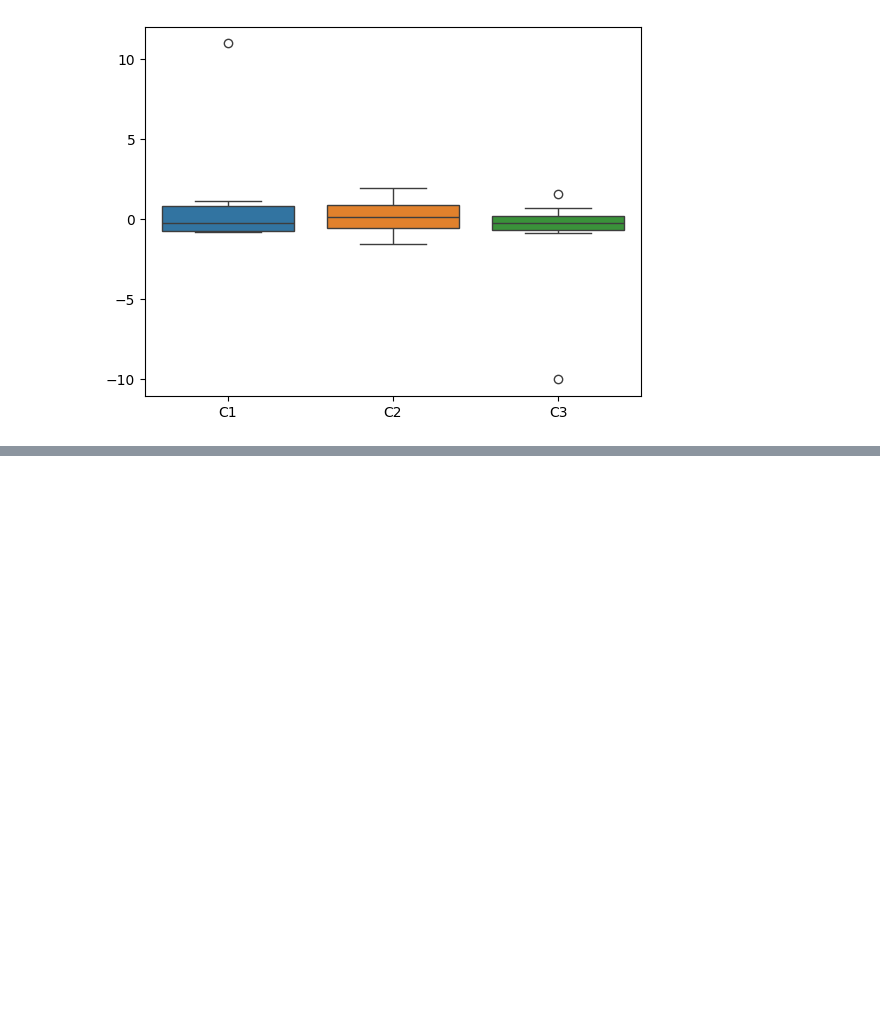
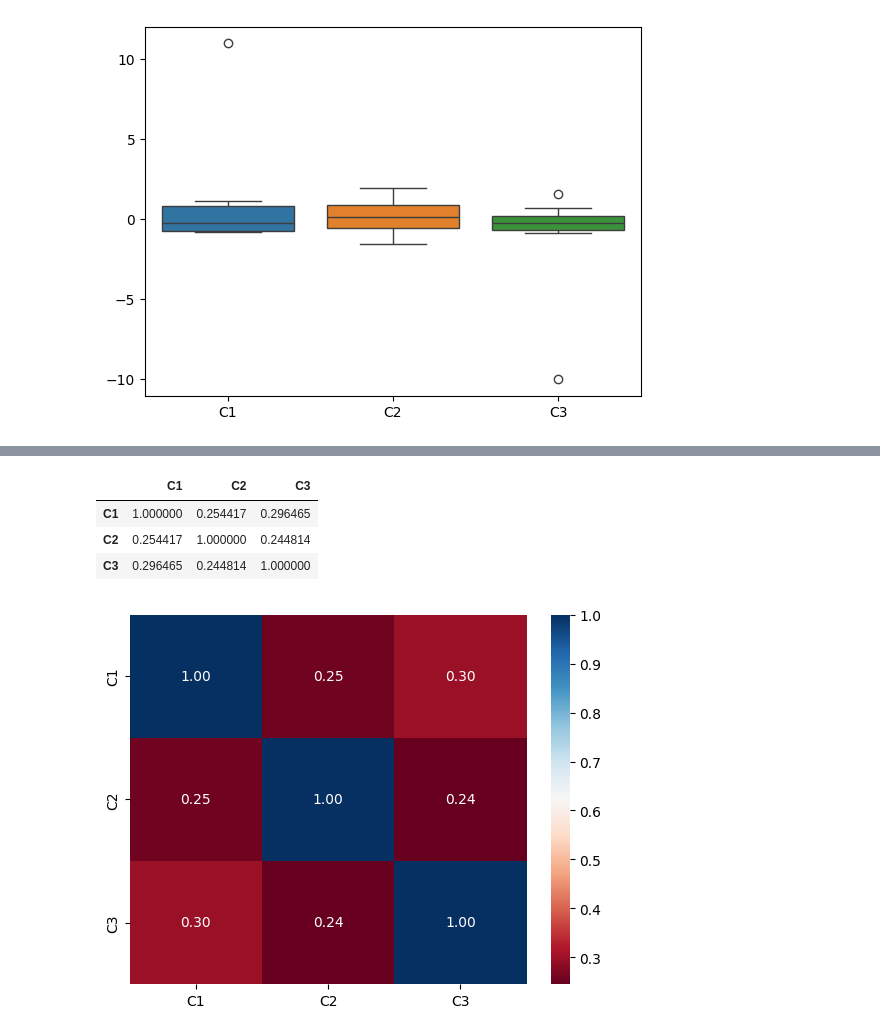
Before and after one commit to rlarldhks154-dotcom/bigdata2026-basic, a Jupyter notebook: 병원노쇼/ch10_no-show.ipynb, the cells around one changed output, grey strips where cells are left out. Saved outputs shown, nothing was run; the diff lists cells and outputs as text; code cells hidden in the pictures; blank space fills up the shorter version.

```diff
--- a/병원노쇼/ch10_no-show.ipynb
+++ b/병원노쇼/ch10_no-show.ipynb
@@ -377,0 +385,12 @@ plt.show()
+# %%
+df.corr()
+# %% [output]
+|  | C1 | C2 | C3 |
+| C1 | 1.000000 | 0.254417 | 0.296465 |
+| C2 | 0.254417 | 1.000000 | 0.244814 |
+| C3 | 0.296465 | 0.244814 | 1.000000 |
+# %%
+sns.heatmap(df.corr(), annot=True, fmt='.2f', cmap='RdBu')
+plt.show()
+# %% [output]
+[figure, added]
```
Also changed, not shown: parts of 1 cell of this notebook, 1 other file.
